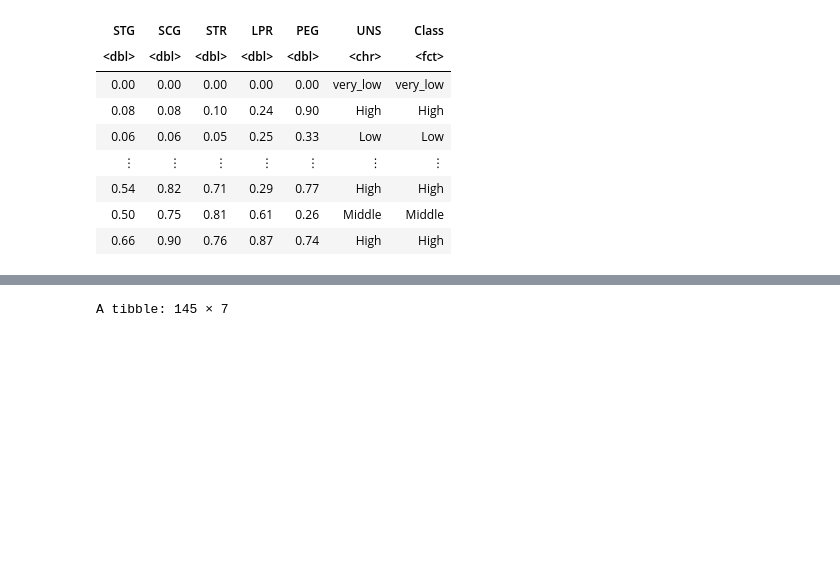
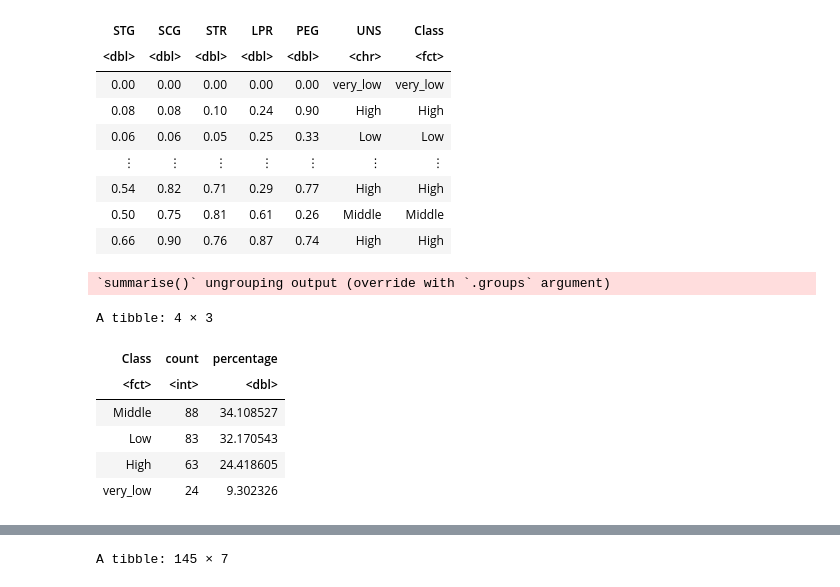
Before and after one commit to YitongZhang01/User-Knowledg-Level-Modelling-and-Analysis, a Jupyter notebook: group_project.ipynb, the cells around one changed output, grey strips where cells are left out. Drawn from its saved outputs; the diff is of its cells as text; code cells hidden in the pictures; blank space fills up the shorter version.

```diff
--- a/group_project.ipynb
+++ b/group_project.ipynb
@@ -44,3 +29,22 @@ A tibble: 258 × 7
 | 0.54 | 0.82 | 0.71 | 0.29 | 0.77 | High | High |
 | 0.50 | 0.75 | 0.81 | 0.61 | 0.26 | Middle | Middle |
 | 0.66 | 0.90 | 0.76 | 0.87 | 0.74 | High | High |
+# %%
+# explore data
+num_obs <- nrow(train)
+train %>%
+  group_by(Class) %>%
+  summarize(
+    count = n(),
+    percentage = n() / num_obs * 100
+  )%>%
+arrange(by=desc(percentage))
+# %% [output]
+`summarise()` ungrouping output (override with `.groups` argument)
+A tibble: 4 × 3
+| Class | count | percentage |
+| <fct> | <int> | <dbl> |
+| Middle | 88 | 34.108527 |
+| Low | 83 | 32.170543 |
+| High | 63 | 24.418605 |
+| very_low | 24 | 9.302326 |
```
Also changed, not shown: parts of 7 cells of this notebook, 1 other file.
